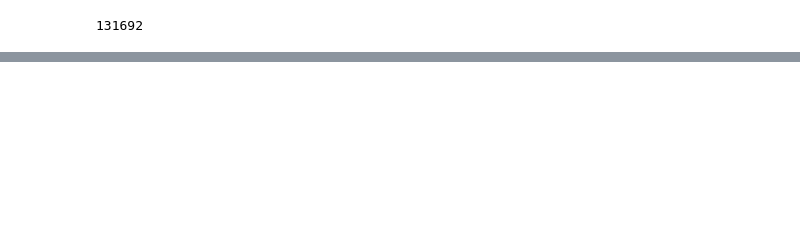
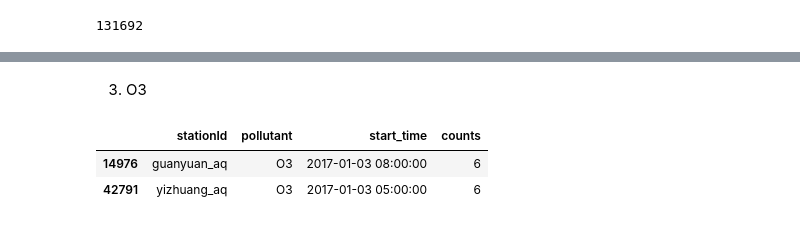
Before and after one commit to JulieYao0754/5002_GroupProject, a Jupyter notebook: Air_Quality_Preprocessing.ipynb, the cells around one changed output, grey strips where cells are left out. Saved outputs shown, nothing was run; the diff lists cells and outputs as text; code cells hidden in the pictures; blank space fills up the shorter version.

```diff
--- a/Air_Quality_Preprocessing.ipynb
+++ b/Air_Quality_Preprocessing.ipynb
@@ -587,0 +678,10 @@ reg_O3 = built_model(train_data, stations, 'O3')
+# %% [markdown]
+3. O3
+# %%
+lost_hour_record[(lost_hour_record['pollutant']=='O3') & \
+                 (lost_hour_record['counts']>3) & \
+                 (lost_hour_record['start_time']<='2017-01-04 00:00:00')]
+# %% [output]
+|  | stationId | pollutant | start_time | counts |
+| 14976 | guanyuan_aq | O3 | 2017-01-03 08:00:00 | 6 |
+| 42791 | yizhuang_aq | O3 | 2017-01-03 05:00:00 | 6 |
```
Also changed, not shown: parts of 37 cells of this notebook, 1 other file.
